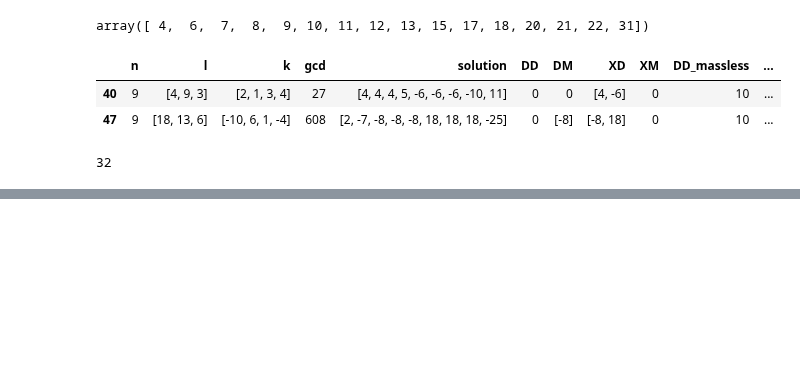
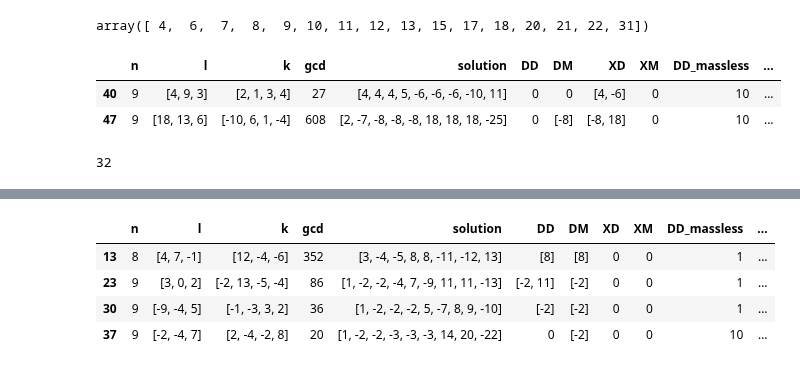
Before and after one commit to LBJ-Wade/anomaly, a Jupyter notebook: Analysis.ipynb, the cells around one changed output, grey strips where cells are left out. Saved outputs shown, nothing was run; the diff lists cells and outputs as text; code cells hidden in the pictures; blank space fills up the shorter version.

```diff
--- a/Analysis.ipynb
+++ b/Analysis.ipynb
@@ -357,0 +386,8 @@ kk[(kk['n']==n) & (kk['DD_massless']==x)]
+# %%
+fl[fl['DM_massless']==i].sort_values(['n','DD_massless','XD_massless','XM_massless'])
+# %% [output]
+|  | n | l | k | gcd | solution | DD | DM | XD | XM | DD_massless | ... |
+| 13 | 8 | [4, 7, -1] | [12, -4, -6] | 352 | [3, -4, -5, 8, 8, -11, -12, 13] | [8] | [8] | 0 | 0 | 1 | ... |
+| 23 | 9 | [3, 0, 2] | [-2, 13, -5, -4] | 86 | [1, -2, -2, -4, 7, -9, 11, 11, -13] | [-2, 11] | [-2] | 0 | 0 | 1 | ... |
+| 30 | 9 | [-9, -4, 5] | [-1, -3, 3, 2] | 36 | [1, -2, -2, -2, 5, -7, 8, 9, -10] | [-2] | [-2] | 0 | 0 | 1 | ... |
+| 37 | 9 | [-2, -4, 7] | [2, -4, -2, 8] | 20 | [1, -2, -2, -3, -3, -3, 14, 20, -22] | 0 | [-2] | 0 | 0 | 10 | ... |
```
Also changed, not shown: parts of 12 cells of this notebook.
